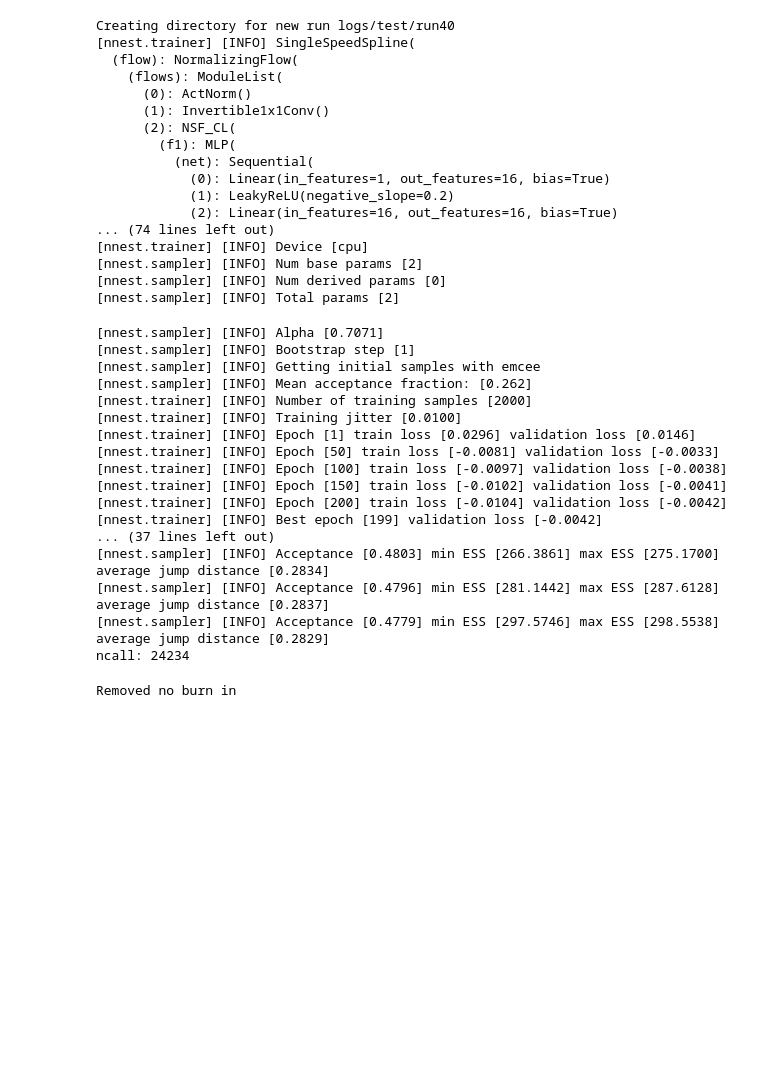
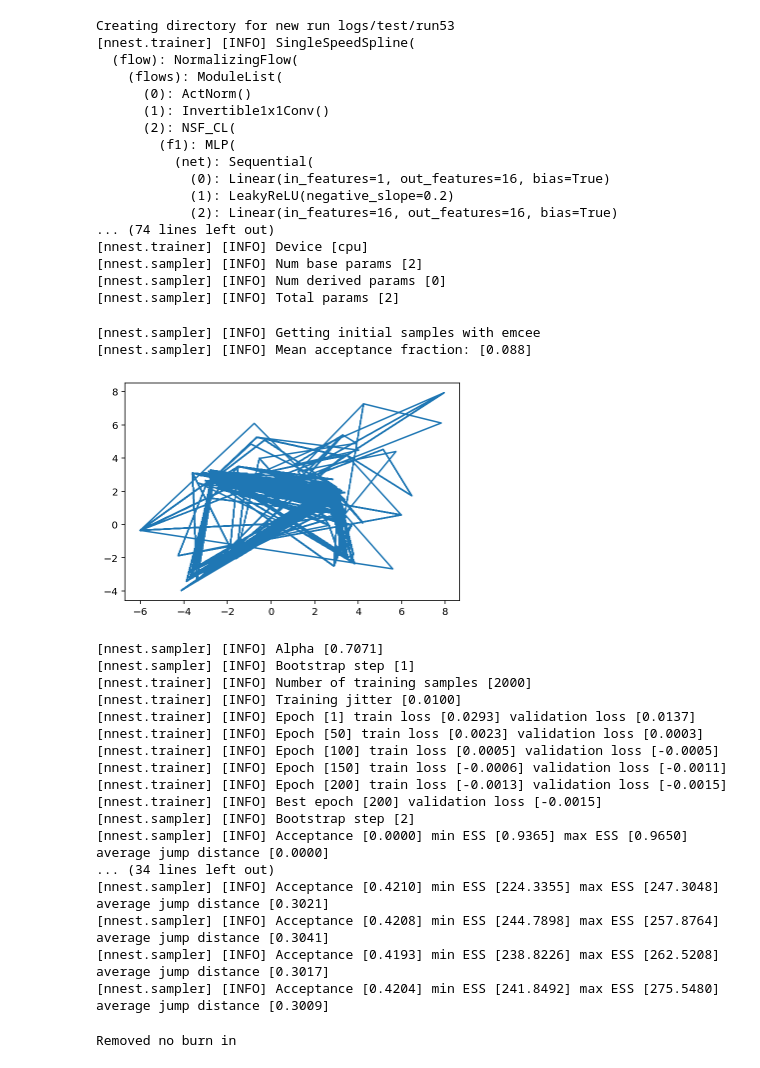
Before and after one commit to adammoss/nnest, a Jupyter notebook: examples/mcmc/example.ipynb, the cells around one changed output. Saved outputs shown, nothing was run; the diff lists cells and outputs as text; code cells hidden in the pictures; blank space fills up the shorter version.

```diff
--- a/examples/mcmc/example.ipynb
+++ b/examples/mcmc/example.ipynb
@@ -37,7 +45,7 @@ def loglike(z):
 # %%
-sampler = MCMCSampler(dims, loglike, hidden_dim=64, num_layers=1, num_blocks=5, scale='constant', flow='spline')
+sampler = MCMCSampler(dims, loglike, flow='spline')
 # %% [output]
-Creating directory for new run logs/test/run40
+Creating directory for new run logs/test/run53
 [nnest.trainer] [INFO] SingleSpeedSpline(
   (flow): NormalizingFlow(
     (flows): ModuleList(
@@ -54,26 +62,36 @@ Creating directory for new run logs/test/run40
 [nnest.sampler] [INFO] Num base params [2]
 [nnest.sampler] [INFO] Num derived params [0]
 [nnest.sampler] [INFO] Total params [2]
+# %%
+init_samples = sampler._init_samples(init_scale=8.0, mcmc_steps=100)
+# %% [output]
+[nnest.sampler] [INFO] Getting initial samples with emcee
+[nnest.sampler] [INFO] Mean acceptance fraction: [0.088]
+# %%
+plt.plot(init_samples[:,0], init_samples[:,1])
+plt.show()
+# %% [output]
+[figure, added]
 # %%
-sampler.run(bootstrap_iters=2, jitter=0.01)
+sampler.run(bootstrap_iters=2, jitter=0.01, init_samples=init_samples)
 # %% [output]
 [nnest.sampler] [INFO] Alpha [0.7071]
 [nnest.sampler] [INFO] Bootstrap step [1]
-[nnest.sampler] [INFO] Getting initial samples with emcee
-[nnest.sampler] [INFO] Mean acceptance fraction: [0.262]
 [nnest.trainer] [INFO] Number of training samples [2000]
 [nnest.trainer] [INFO] Training jitter [0.0100]
-[nnest.trainer] [INFO] Epoch [1] train loss [0.0296] validation loss [0.0146]
-[nnest.trainer] [INFO] Epoch [50] train loss [-0.0081] validation loss [-0.0033]
-[nnest.trainer] [INFO] Epoch [100] train loss [-0.0097] validation loss [-0.0038]
-[nnest.trainer] [INFO] Epoch [150] train loss [-0.0102] validation loss [-0.0041]
-[nnest.trainer] [INFO] Epoch [200] train loss [-0.0104] validation loss [-0.0042]
-[nnest.trainer] [INFO] Best epoch [199] validation loss [-0.0042]
-... (37 lines left out)
-[nnest.sampler] [INFO] Acceptance [0.4803] min ESS [266.3861] max ESS [275.1700] average jump distance [0.2834]
-[nnest.sampler] [INFO] Acceptance [0.4796] min ESS [281.1442] max ESS [287.6128] average jump distance [0.2837]
-[nnest.sampler] [INFO] Acceptance [0.4779] min ESS [297.5746] max ESS [298.5538] average jump distance [0.2829]
-ncall: 24234
+[nnest.trainer] [INFO] Epoch [1] train loss [0.0293] validation loss [0.0137]
+[nnest.trainer] [INFO] Epoch [50] train loss [0.0023] validation loss [0.0003]
+[nnest.trainer] [INFO] Epoch [100] train loss [0.0005] validation loss [-0.0005]
+[nnest.trainer] [INFO] Epoch [150] train loss [-0.0006] validation loss [-0.0011]
+[nnest.trainer] [INFO] Epoch [200] train loss [-0.0013] validation loss [-0.0015]
+[nnest.trainer] [INFO] Best epoch [200] validation loss [-0.0015]
+[nnest.sampler] [INFO] Bootstrap step [2]
+[nnest.sampler] [INFO] Acceptance [0.0000] min ESS [0.9365] max ESS [0.9650] average jump distance [0.0000]
+... (34 lines left out)
+[nnest.sampler] [INFO] Acceptance [0.4210] min ESS [224.3355] max ESS [247.3048] average jump distance [0.3021]
+[nnest.sampler] [INFO] Acceptance [0.4208] min ESS [244.7898] max ESS [257.8764] average jump distance [0.3041]
+[nnest.sampler] [INFO] Acceptance [0.4193] min ESS [238.8226] max ESS [262.5208] average jump distance [0.3017]
+[nnest.sampler] [INFO] Acceptance [0.4204] min ESS [241.8492] max ESS [275.5480] average jump distance [0.3009]
 # %%
 samples = [sampler.samples[i, :, :].squeeze() for i in range(sampler.samples.shape[0])]
 latent_samples = [sampler.latent_samples[i, :, :].squeeze() for i in range(sampler.latent_samples.shape[0])]
```
Also changed, not shown: parts of 6 cells of this notebook, 4 other files.
